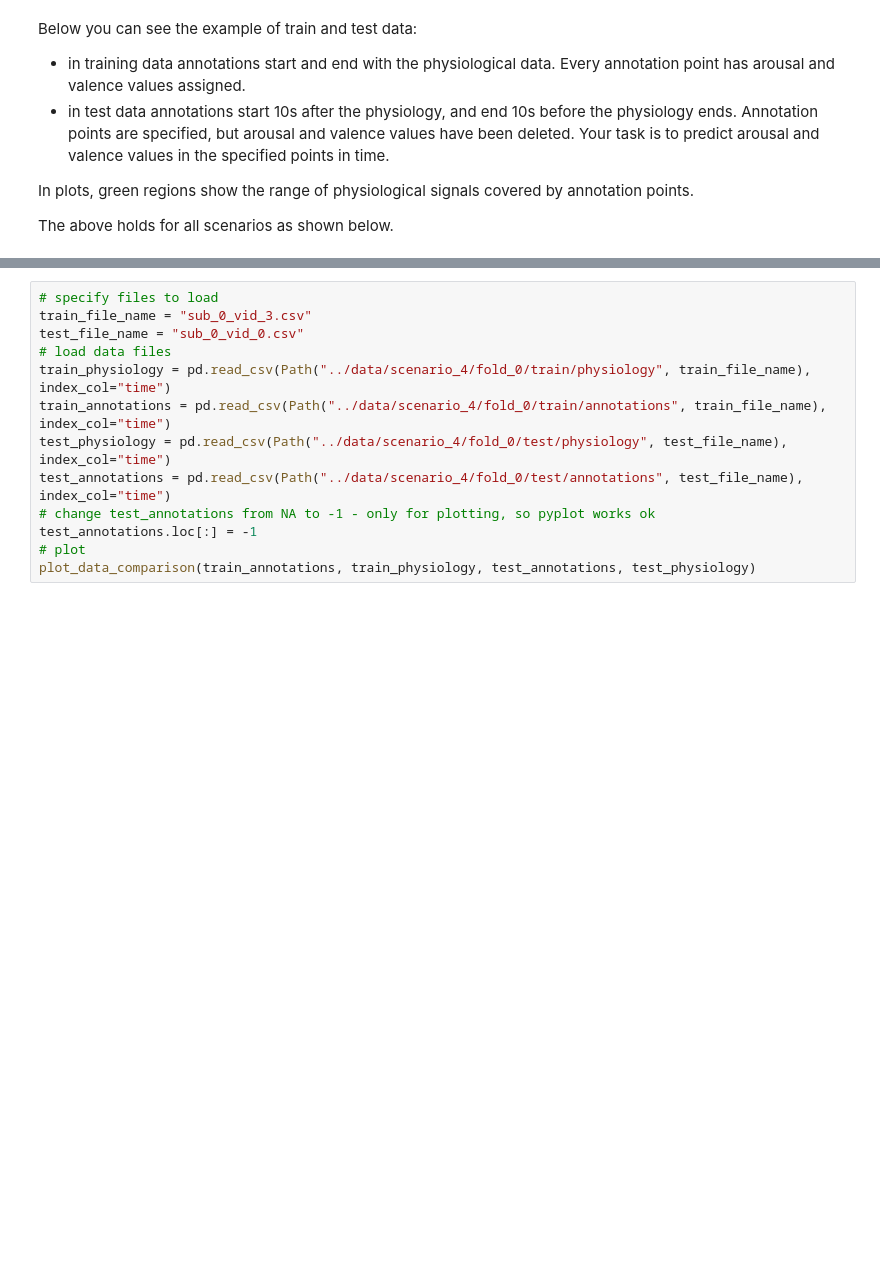
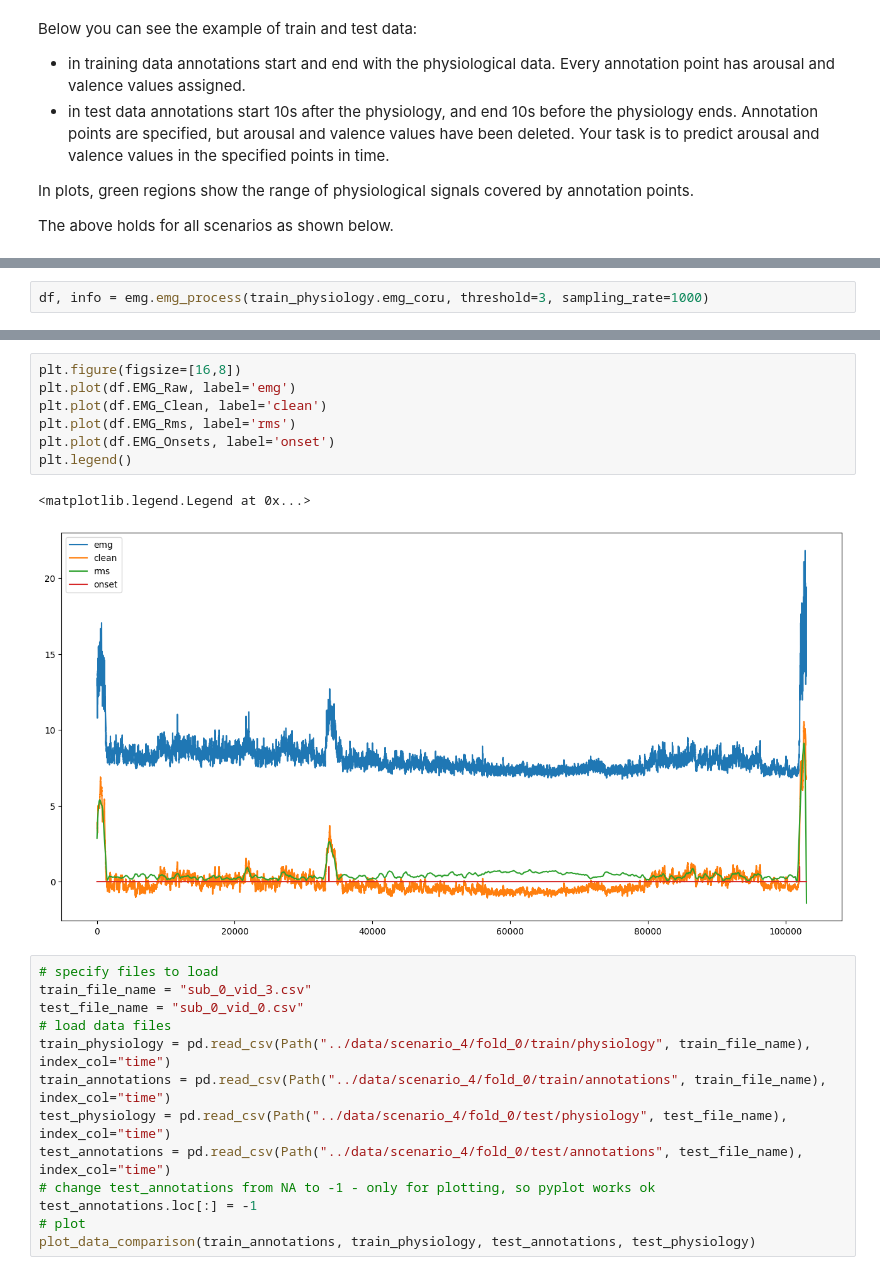
Before and after one commit to MonicaPH/EPiC-2023-competition_CARElab, a Jupyter notebook: CARElab/explore_EMG.ipynb, the cells around one changed output, grey strips where cells are left out. Saved outputs shown, nothing was run; the diff lists cells and outputs as text; blank space fills up the shorter version.

```diff
--- a/CARElab/explore_EMG.ipynb
+++ b/CARElab/explore_EMG.ipynb
@@ -303,0 +319,2 @@ plot_data_comparison(train_annotations, train_physiology, test_annotations, test
+# %%
+df, info = emg.emg_process(train_physiology.emg_coru, threshold=3, sampling_rate=1000)
@@ -304,3 +361,13 @@ plot_data_comparison(train_annotations, train_physiology, test_annotations, test
+# %%
+plt.figure(figsize=[16,8])
+plt.plot(df.EMG_Raw, label='emg')
+plt.plot(df.EMG_Clean, label='clean')
+plt.plot(df.EMG_Rms, label='rms')
+plt.plot(df.EMG_Onsets, label='onset')
+plt.legend()
+# %% [output]
+<matplotlib.legend.Legend at 0x...>
+[figure, added]
 # %%
 # specify files to load
 train_file_name = "sub_0_vid_3.csv"
```
Also changed, not shown: parts of 6 cells of this notebook.
